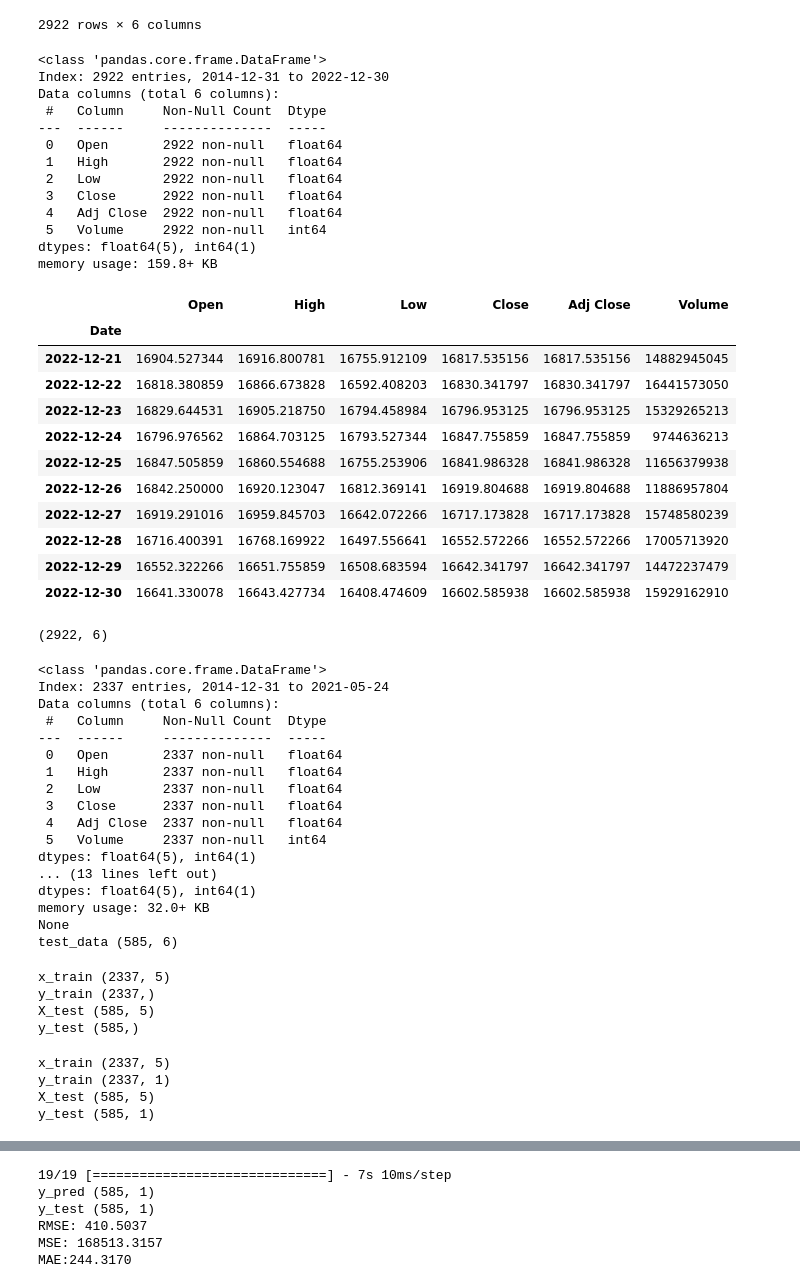
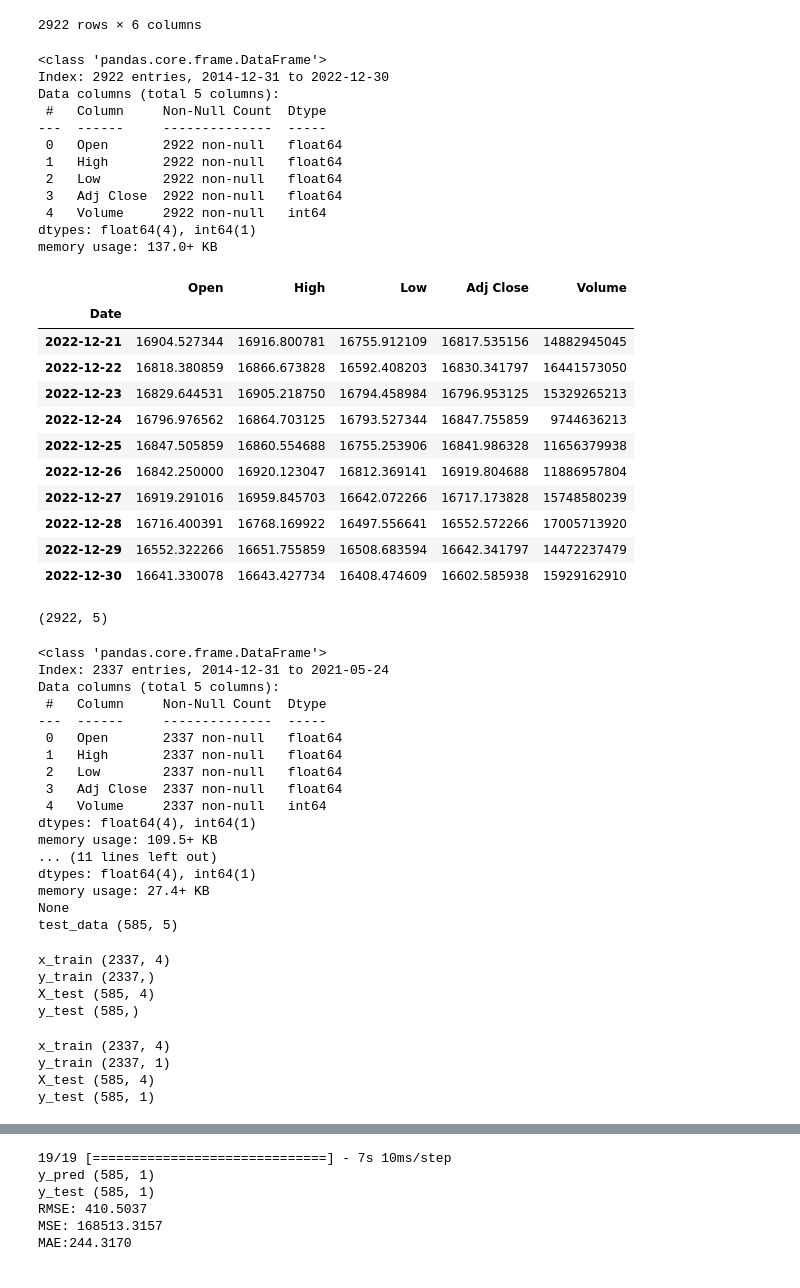
Before and after one commit to amjed87/doc, a Jupyter notebook: Practical/bidLSTM/BTC-Case2-without.ipynb, the cells around one changed output, grey strips where cells are left out. Cells and saved outputs as stored; diff of their text form; code cells hidden in the pictures.

```diff
--- a/Practical/bidLSTM/BTC-Case2-without.ipynb
+++ b/Practical/bidLSTM/BTC-Case2-without.ipynb
@@ -52,46 +46,46 @@ def date_parser(date_str):
 # %%
 data_csv = pd.read_csv('btc-2015-2022_case2.csv')
 data_csv.dropna(inplace=True)
 # Setting the index
 
 data_csv.set_index('Date', inplace=True)
 # Dropping any NaNs
+data_csv = data_csv.drop(['Close'], axis=1)
 data_csv.dropna(inplace=True)
 data_csv.info()
 data_csv.tail(10)
 # %% [output]
 <class 'pandas.core.frame.DataFrame'>
 Index: 2922 entries, 2014-12-31 to 2022-12-30
-Data columns (total 6 columns):
+Data columns (total 5 columns):
  #   Column     Non-Null Count  Dtype
 ---  ------     --------------  -----
  0   Open       2922 non-null   float64
  1   High       2922 non-null   float64
  2   Low        2922 non-null   float64
- 3   Close      2922 non-null   float64
- 4   Adj Close  2922 non-null   float64
- 5   Volume     2922 non-null   int64
-dtypes: float64(5), int64(1)
-memory usage: 159.8+ KB
+ 3   Adj Close  2922 non-null   float64
+ 4   Volume     2922 non-null   int64
+dtypes: float64(4), int64(1)
+memory usage: 137.0+ KB
-|  | Open | High | Low | Close | Adj Close | Volume |
-| Date |  |  |  |  |  |  |
-| 2022-12-21 | 16904.527344 | 16916.800781 | 16755.912109 | 16817.535156 | 16817.535156 | 14882945045 |
-| 2022-12-22 | 16818.380859 | 16866.673828 | 16592.408203 | 16830.341797 | 16830.341797 | 16441573050 |
-| 2022-12-23 | 16829.644531 | 16905.218750 | 16794.458984 | 16796.953125 | 16796.953125 | 15329265213 |
-| 2022-12-24 | 16796.976562 | 16864.703125 | 16793.527344 | 16847.755859 | 16847.755859 | 9744636213 |
-| 2022-12-25 | 16847.505859 | 16860.554688 | 16755.253906 | 16841.986328 | 16841.986328 | 11656379938 |
-| 2022-12-26 | 16842.250000 | 16920.123047 | 16812.369141 | 16919.804688 | 16919.804688 | 11886957804 |
-| 2022-12-27 | 16919.291016 | 16959.845703 | 16642.072266 | 16717.173828 | 16717.173828 | 15748580239 |
-| 2022-12-28 | 16716.400391 | 16768.169922 | 16497.556641 | 16552.572266 | 16552.572266 | 17005713920 |
-| 2022-12-29 | 16552.322266 | 16651.755859 | 16508.683594 | 16642.341797 | 16642.341797 | 14472237479 |
-| 2022-12-30 | 16641.330078 | 16643.427734 | 16408.474609 | 16602.585938 | 16602.585938 | 15929162910 |
+|  | Open | High | Low | Adj Close | Volume |
+| Date |  |  |  |  |  |
+| 2022-12-21 | 16904.527344 | 16916.800781 | 16755.912109 | 16817.535156 | 14882945045 |
+| 2022-12-22 | 16818.380859 | 16866.673828 | 16592.408203 | 16830.341797 | 16441573050 |
+| 2022-12-23 | 16829.644531 | 16905.218750 | 16794.458984 | 16796.953125 | 15329265213 |
+| 2022-12-24 | 16796.976562 | 16864.703125 | 16793.527344 | 16847.755859 | 9744636213 |
+| 2022-12-25 | 16847.505859 | 16860.554688 | 16755.253906 | 16841.986328 | 11656379938 |
+| 2022-12-26 | 16842.250000 | 16920.123047 | 16812.369141 | 16919.804688 | 11886957804 |
+| 2022-12-27 | 16919.291016 | 16959.845703 | 16642.072266 | 16717.173828 | 15748580239 |
+| 2022-12-28 | 16716.400391 | 16768.169922 | 16497.556641 | 16552.572266 | 17005713920 |
+| 2022-12-29 | 16552.322266 | 16651.755859 | 16508.683594 | 16642.341797 | 14472237479 |
+| 2022-12-30 | 16641.330078 | 16643.427734 | 16408.474609 | 16602.585938 | 15929162910 |
 # %%
 # Split the data into training and test sets
 train_df = data_csv[:int(len(data_csv)*0.8)]
 test_df = data_csv[int(len(data_csv)*0.8):]
 data_csv.shape
 # %% [output]
-(2922, 6)
+(2922, 5)
 # %%
 test_data =test_df.copy()
 # %%
@@ -118,21 +112,21 @@ print('test_data', test_data.shape)
 # %% [output]
 <class 'pandas.core.frame.DataFrame'>
 Index: 2337 entries, 2014-12-31 to 2021-05-24
-Data columns (total 6 columns):
+Data columns (total 5 columns):
  #   Column     Non-Null Count  Dtype
 ---  ------     --------------  -----
  0   Open       2337 non-null   float64
  1   High       2337 non-null   float64
  2   Low        2337 non-null   float64
- 3   Close      2337 non-null   float64
- 4   Adj Close  2337 non-null   float64
- 5   Volume     2337 non-null   int64
-dtypes: float64(5), int64(1)
-... (13 lines left out)
-dtypes: float64(5), int64(1)
-memory usage: 32.0+ KB
+ 3   Adj Close  2337 non-null   float64
+ 4   Volume     2337 non-null   int64
+dtypes: float64(4), int64(1)
+memory usage: 109.5+ KB
+... (11 lines left out)
+dtypes: float64(4), int64(1)
+memory usage: 27.4+ KB
 None
-test_data (585, 6)
+test_data (585, 5)
 # %%
 # Preprocess the data
 X_train = train_df.drop(['Adj Close'], axis=1).values
@@ -146,9 +140,9 @@ print("y_train", y_train.shape)
 print("X_test", X_test.shape)
 print("y_test", y_test.shape)
 # %% [output]
-x_train (2337, 5)
+x_train (2337, 4)
 y_train (2337,)
-X_test (585, 5)
+X_test (585, 4)
 y_test (585,)
 # %%
 scaler  = MinMaxScaler()
@@ -164,9 +158,9 @@ print("y_train", y_train.shape)
 print("X_test", X_test.shape)
 print("y_test", y_test.shape)
 # %% [output]
-x_train (2337, 5)
+x_train (2337, 4)
 y_train (2337, 1)
-X_test (585, 5)
+X_test (585, 4)
 y_test (585, 1)
 # %%
 # Step 5: Reshaping the data
```
Also changed, not shown: parts of 7 cells of this notebook, 6 other files.
